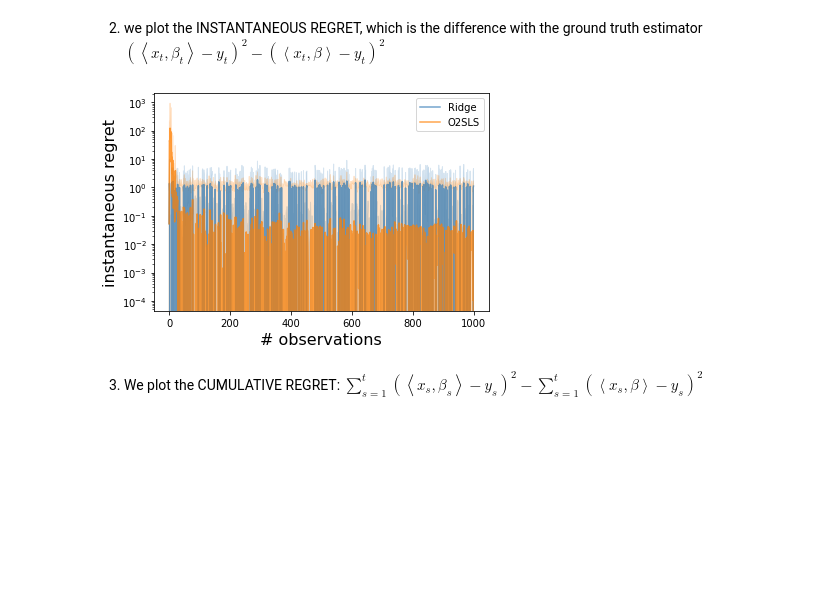
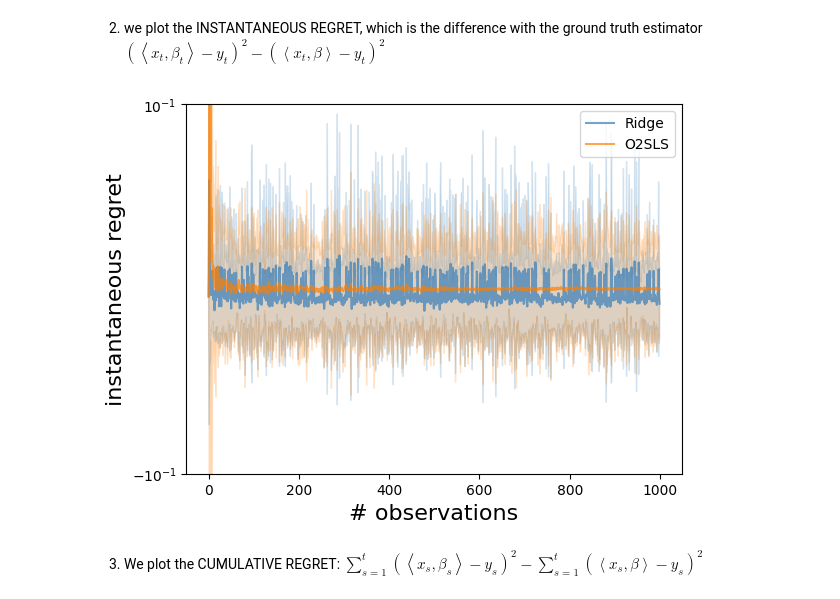
Before and after one commit to riccardodv/O2SLS-and-OFUL-IV, a Jupyter notebook: 2SLSOnlineRegression.ipynb, the cells around one changed output. Drawn from its saved outputs; the diff is of its cells as text; code cells hidden in the pictures; blank space fills up the shorter version.

```diff
--- a/2SLSOnlineRegression.ipynb
+++ b/2SLSOnlineRegression.ipynb
@@ -19,8 +19,8 @@ def sherman_morrison(invA, u, v):
 n_iters = 50
 T = int(1e3)
 sigma_1, sigma_2 = 0.1, 0.1
-rho = 1-2*np.random.binomial(1, 0.2, T) #np.random.binomial(1, 0.6, T) #np.array([2]) #1-2*np.random.binomial(1, 0.5, T)
-d, lamda, lamda_IV = 1, 1e-2, 1e-2 #lamdas[index_reg]  # coordinate dimension, regularization
+rho = 0.1*(1-2*np.random.binomial(1, 0.2, T)) #np.random.binomial(1, 0.6, T) #np.array([2]) #1-2*np.random.binomial(1, 0.5, T)
+d, lamda, lamda_IV = 1, 1e-2, 1 #lamdas[index_reg]  # coordinate dimension, regularization
 methods = ['Ridge','O2SLS', "Vovk-Azoury-Warmuth", 'Oracle']  # 'Oracle' is using the true parameter
 online_loss_oracle = np.zeros((n_iters, len(methods), T))
 online_loss_identification = np.zeros((n_iters, len(methods), T))
@@ -220,16 +220,16 @@ $
 # %%
 for i in range(len(methods)-2):
     plt.plot(mean_online_loss[i] - mean_online_loss[-1], color=colors[i], label=methods[i],alpha=0.7)
     plt.fill_between(np.arange(T), mean_online_loss[i] - mean_online_loss[-1] - std_online_loss[i], mean_online_loss[i]- mean_online_loss[-1] + std_online_loss[i], color=s_colors[i],alpha=0.2)
-plt.yscale('log')
-# plt.ylim(-10,10)
+plt.yscale('symlog')
+plt.ylim(-1e-1,1e-1)
 plt.legend()
 plt.xlabel("# observations")
 plt.ylabel('instantaneous regret')
 plt.legend()
 plt.savefig("or_R_instantaneous.pdf", format='pdf')
 # %% [output]
-[figure, old version]
+[figure, new version]
 # %% [markdown]
 3. We plot the CUMULATIVE REGRET:
 $
```
Also changed, not shown: parts of 6 cells of this notebook.
